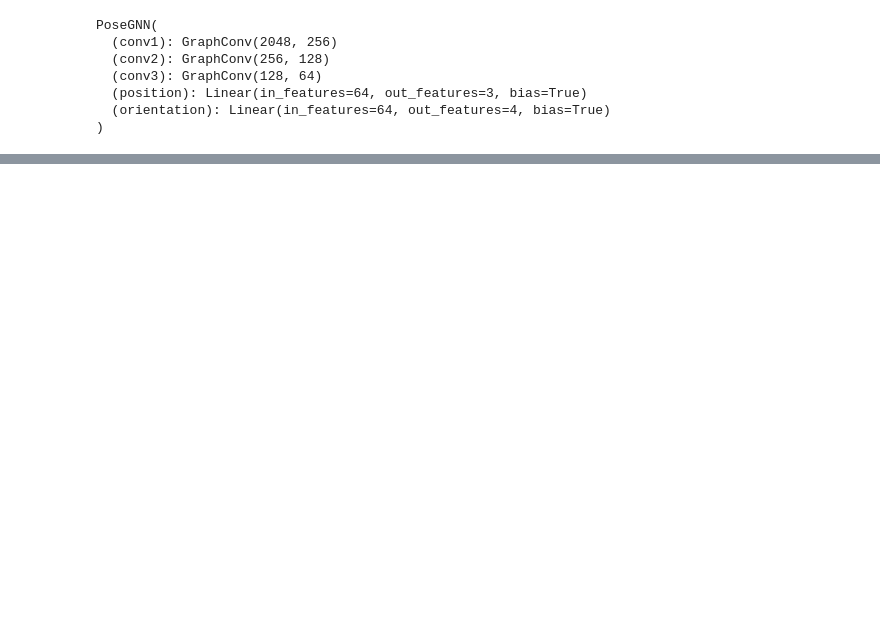
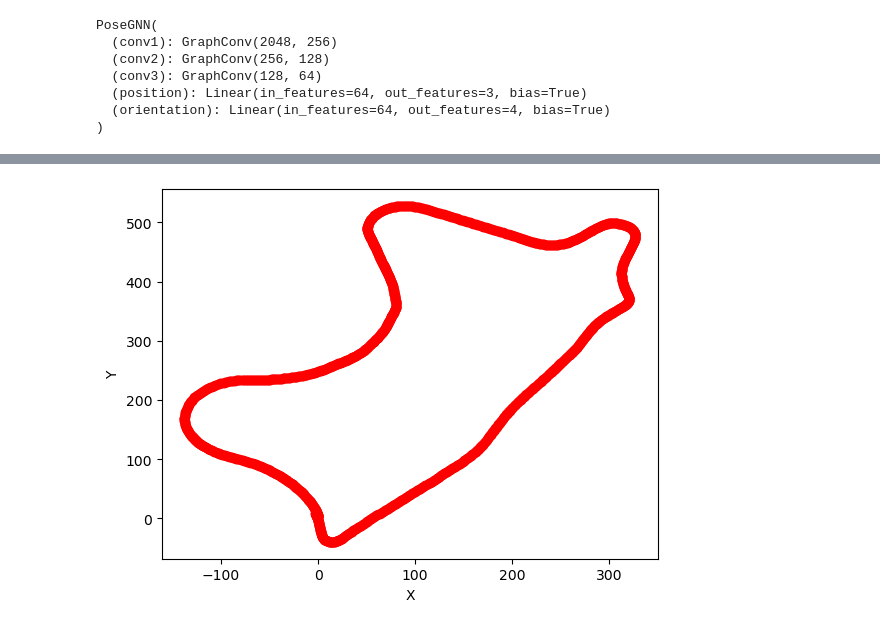
Before and after one commit to pcktm/inzynierka-posegnn, a Jupyter notebook: test.ipynb, the cells around one changed output, grey strips where cells are left out. Saved outputs shown, nothing was run; the diff lists cells and outputs as text; code cells hidden in the pictures; blank space fills up the shorter version.

```diff
--- a/test.ipynb
+++ b/test.ipynb
@@ -103,3 +103,17 @@ plt.show()
+# %%
+true_poses_e = [tensor_to_position_and_rotation(pose) for pose in true_poses]
+
+# plot predicted poses
+ax = plt.axes()
+ax.set_xlabel("X")
+ax.set_ylabel("Y")
+
+for pose in true_poses_e:
+    ax.scatter(pose["position"][0], pose["position"][2], c="r")
+
+plt.show()
+# %% [output]
+[figure, added]
 # %%
 predicted_poses_e = [tensor_to_position_and_rotation(pose) for pose in predicted_poses]
 true_poses_e = [tensor_to_position_and_rotation(pose) for pose in true_poses]
```
Also changed, not shown: parts of 3 cells of this notebook, 1 other file.
